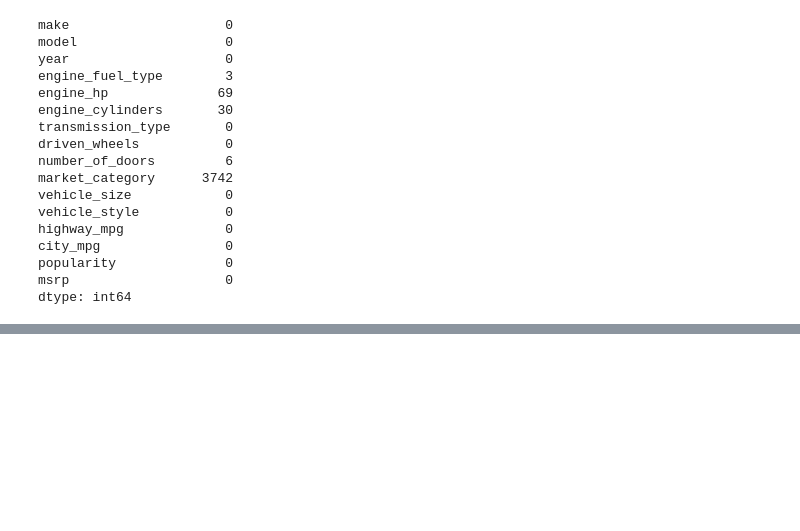
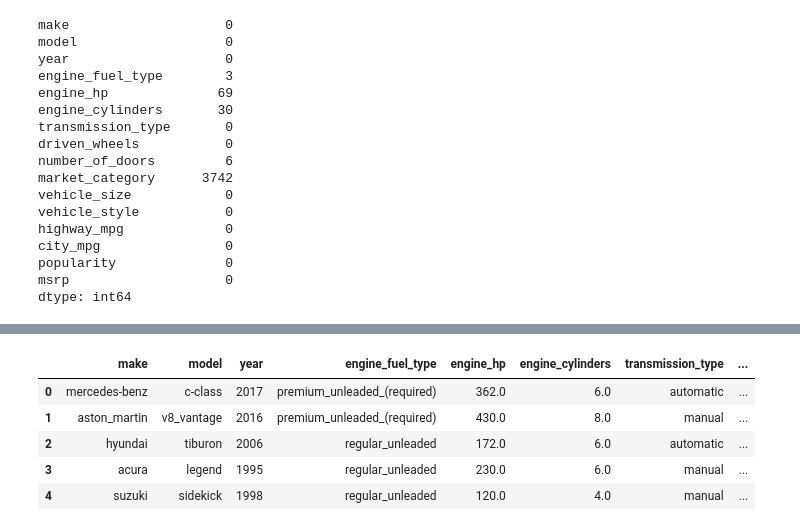
Before and after one commit to joeypinaroc/machine-learning-zoomcamp, a Jupyter notebook: 02-regression/regression.ipynb, the cells around one changed output, grey strips where cells are left out. Cells and saved outputs as stored; diff of their text form; code cells hidden in the pictures; blank space fills up the shorter version.

```diff
--- a/02-regression/regression.ipynb
+++ b/02-regression/regression.ipynb
@@ -204,0 +246,14 @@ dtype: int64
+# %%
+# reset the indexes of each df
+df_train = df_train.reset_index(drop = True)
+df_val = df_val.reset_index(drop = True)
+df_test = df_test.reset_index(drop = True)
+# %%
+df_train.head()
+# %% [output]
+|  | make | model | year | engine_fuel_type | engine_hp | engine_cylinders | transmission_type | ... |
+| 0 | mercedes-benz | c-class | 2017 | premium_unleaded_(required) | 362.0 | 6.0 | automatic | ... |
+| 1 | aston_martin | v8_vantage | 2016 | premium_unleaded_(required) | 430.0 | 8.0 | manual | ... |
+| 2 | hyundai | tiburon | 2006 | regular_unleaded | 172.0 | 6.0 | automatic | ... |
+| 3 | acura | legend | 1995 | regular_unleaded | 230.0 | 6.0 | manual | ... |
+| 4 | suzuki | sidekick | 1998 | regular_unleaded | 120.0 | 4.0 | manual | ... |
```
Also changed, not shown: parts of 10 cells of this notebook.
